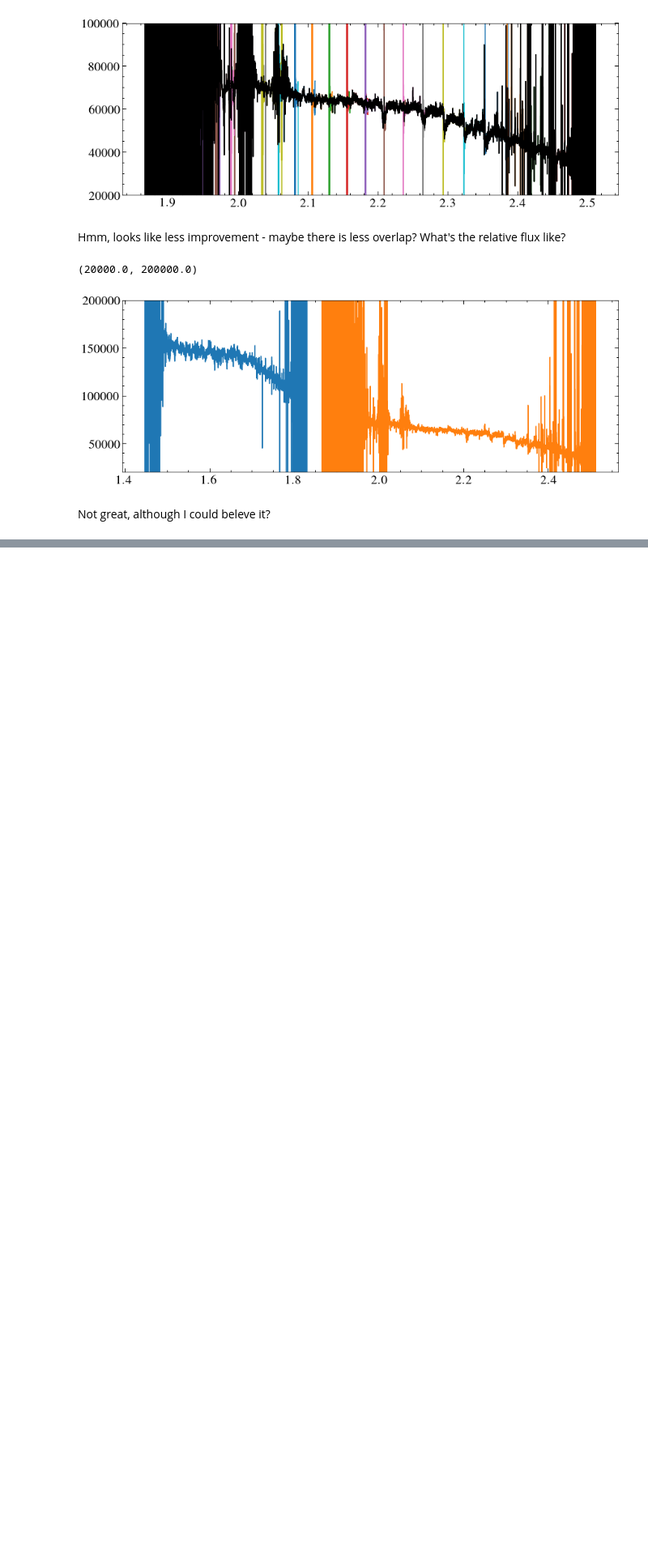
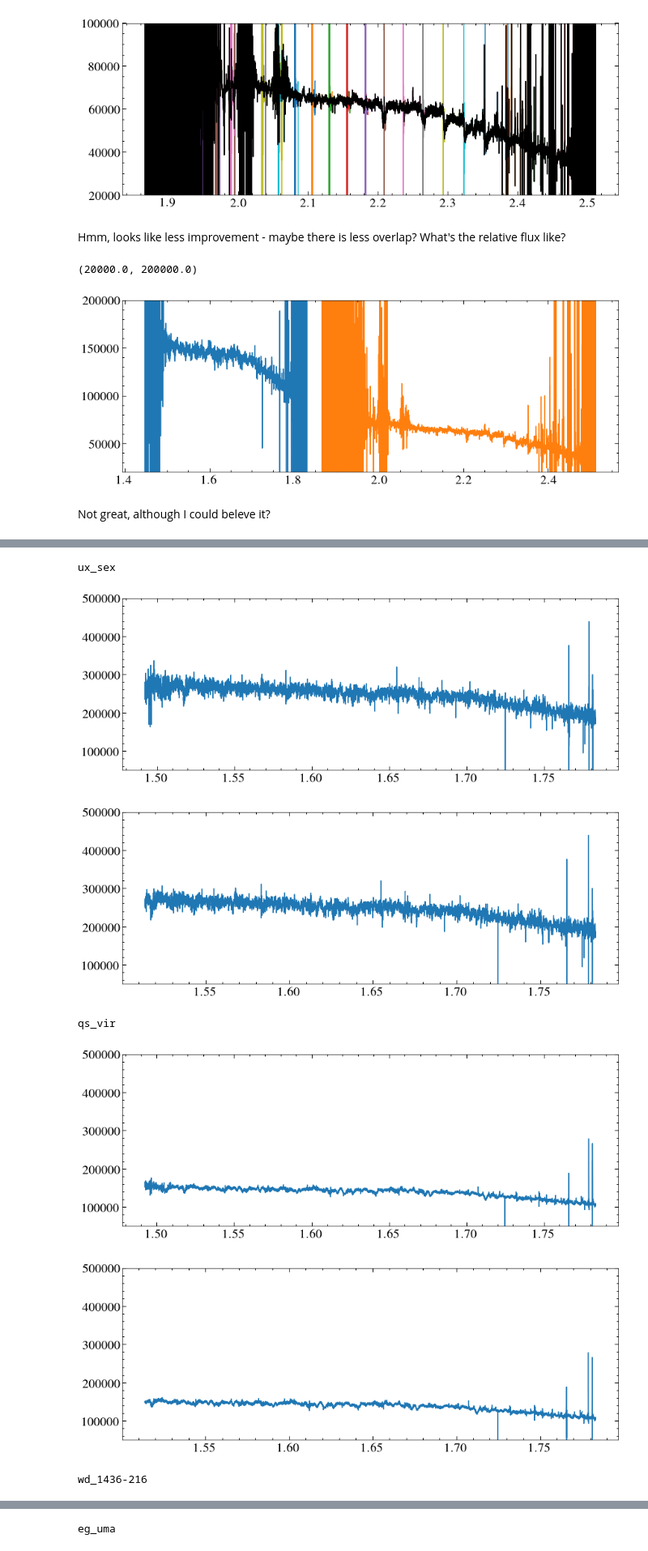
Before and after one commit to davidjwilson/pceb, a Jupyter notebook: igrins/my_igrins.ipynb, the cells around one changed output, grey strips where cells are left out. Shown at 81% size. Saved outputs shown, nothing was run; the diff lists cells and outputs as text; code cells hidden in the pictures; blank space fills up the shorter version.

```diff
--- a/igrins/my_igrins.ipynb
+++ b/igrins/my_igrins.ipynb
@@ -258,0 +288,30 @@ Not great, although I could beleve it?
+# %%
+hcut = [6000, 31000]
+kcut = [8000, 31000]
+for star in stars:
+    print(star)
+    path = 'data/'+star+'/'
+    h_spec = glob.glob(path+'SDCH*spec_a0v.fits')[0]
+    h_var = glob.glob(path+'SDCH*variance.fits*')[0]
+    k_spec = glob.glob(path+'SDCH*spec_a0v.fits')[0]
+    k_var = glob.glob(path+'SDCH*variance.fits*')[0]
+    for s, v, cut in zip([h_spec, k_spec], [h_var, k_var], [hcut, kcut]):
+        hdul = fits.open(s)
+        w, f = hdul[1].data, hdul[0].data
+        hdul.close()
+        e1 = fits.getdata(v, 0)
+        e = e1
+        for i in range(len(e)):
+            e[i] = ((e1[i]**0.5)/fits.getdata(s,2)[i])*f[i]
+        wavelength, flux, error = echelle_coadd(w, f, e)
+        plt.step(wavelength[cut[0]:cut[1]], flux[cut[0]:cut[1]])
+        plt.ylim(0.5e5, 5e5)
+        plt.show()
+# %% [output]
+ux_sex
+[figure, added]
+[figure, added]
+qs_vir
+[figure, added]
+[figure, added]
+wd_1436-216
@@ -258,0 +320 @@ Not great, although I could beleve it?
+eg_uma
```
Also changed, not shown: parts of 5 cells of this notebook.
